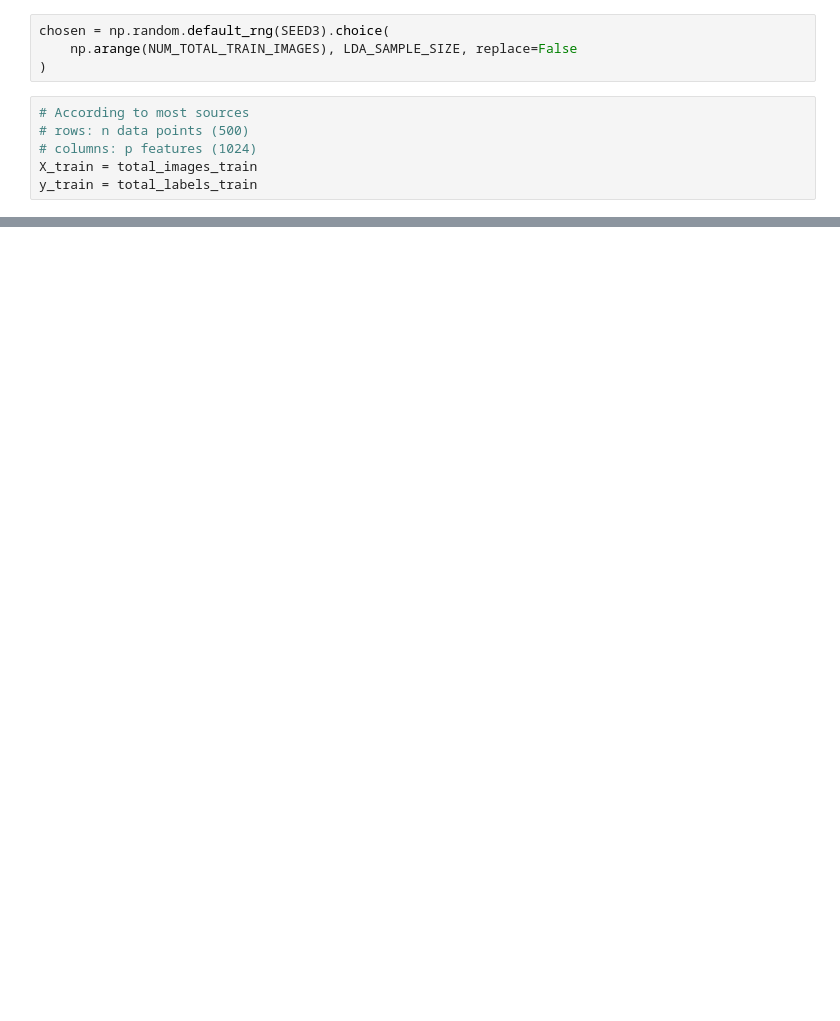
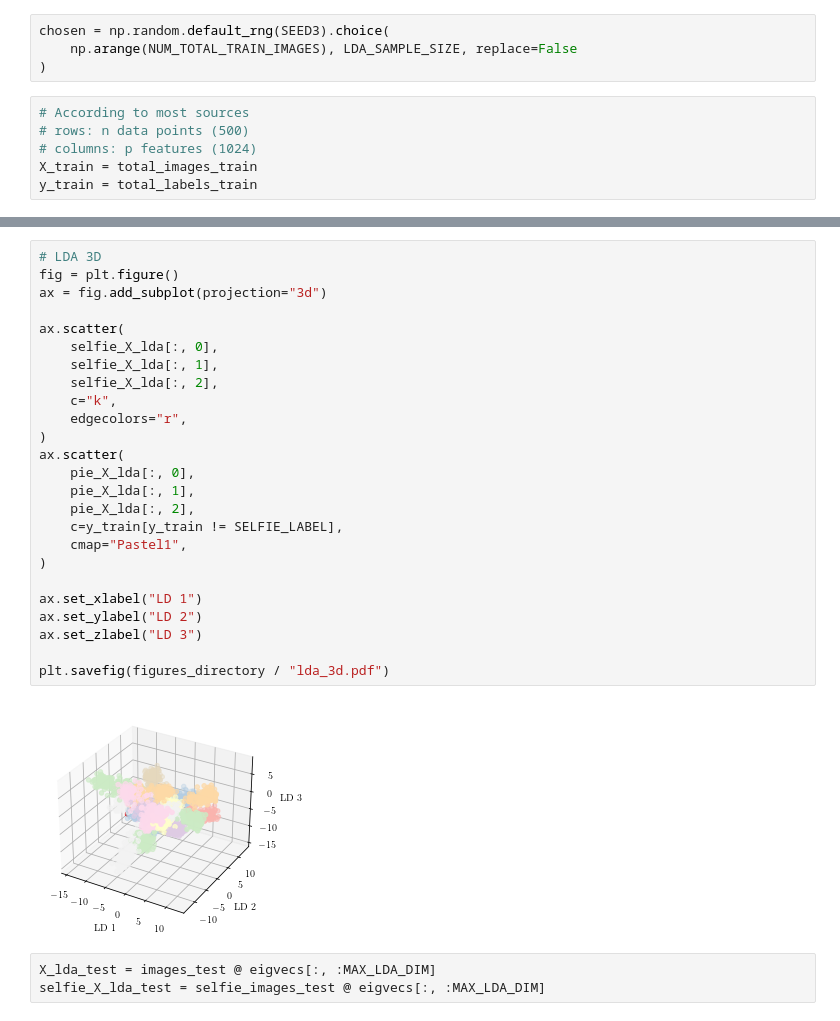
Before and after one commit to shenghaoc/ee5907-ca2, a Jupyter notebook: lda.ipynb, the cells around one changed output, grey strips where cells are left out. Saved outputs shown, nothing was run; the diff lists cells and outputs as text; blank space fills up the shorter version.

```diff
--- a/lda.ipynb
+++ b/lda.ipynb
@@ -175,0 +223,30 @@ u, s, vh = np.linalg.svd(np.linalg.inv(within_label_scatter_matrix) @ between_la
+# %%
+# LDA 3D
+fig = plt.figure()
+ax = fig.add_subplot(projection="3d")
+
+ax.scatter(
+    selfie_X_lda[:, 0],
+    selfie_X_lda[:, 1],
+    selfie_X_lda[:, 2],
+    c="k",
+    edgecolors="r",
+)
+ax.scatter(
+    pie_X_lda[:, 0],
+    pie_X_lda[:, 1],
+    pie_X_lda[:, 2],
+    c=y_train[y_train != SELFIE_LABEL],
+    cmap="Pastel1",
+)
+
+ax.set_xlabel("LD 1")
+ax.set_ylabel("LD 2")
+ax.set_zlabel("LD 3")
+
+plt.savefig(figures_directory / "lda_3d.pdf")
+# %% [output]
+[figure, added]
+# %%
+X_lda_test = images_test @ eigvecs[:, :MAX_LDA_DIM]
+selfie_X_lda_test = selfie_images_test @ eigvecs[:, :MAX_LDA_DIM]
```
Also changed, not shown: parts of 10 cells of this notebook, 2 other files.
